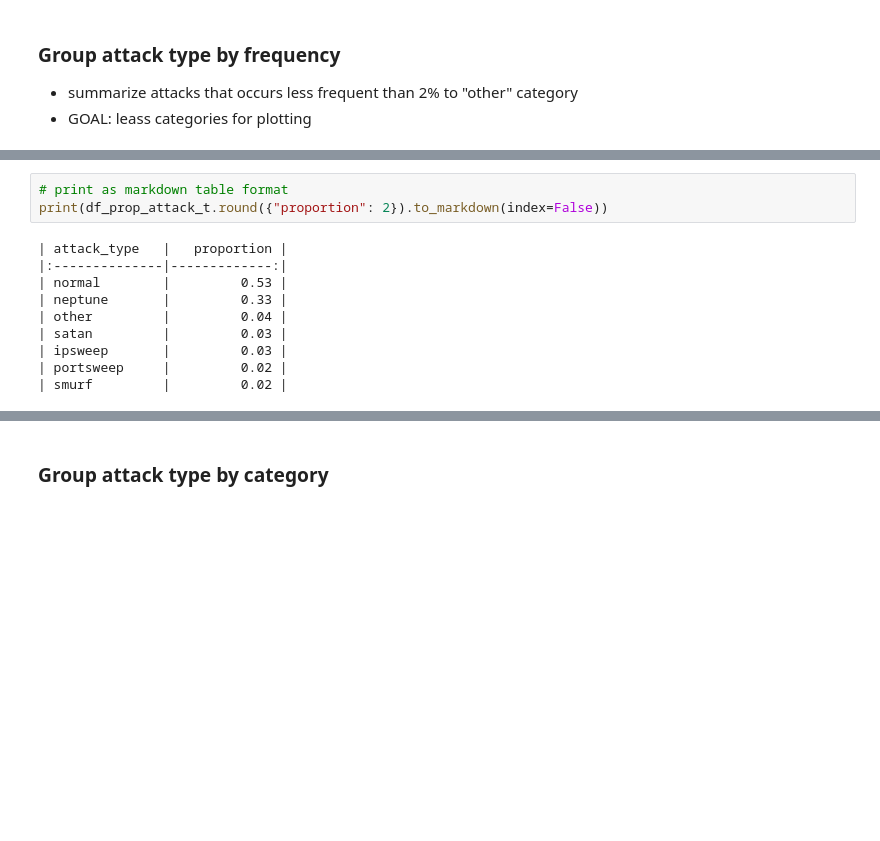
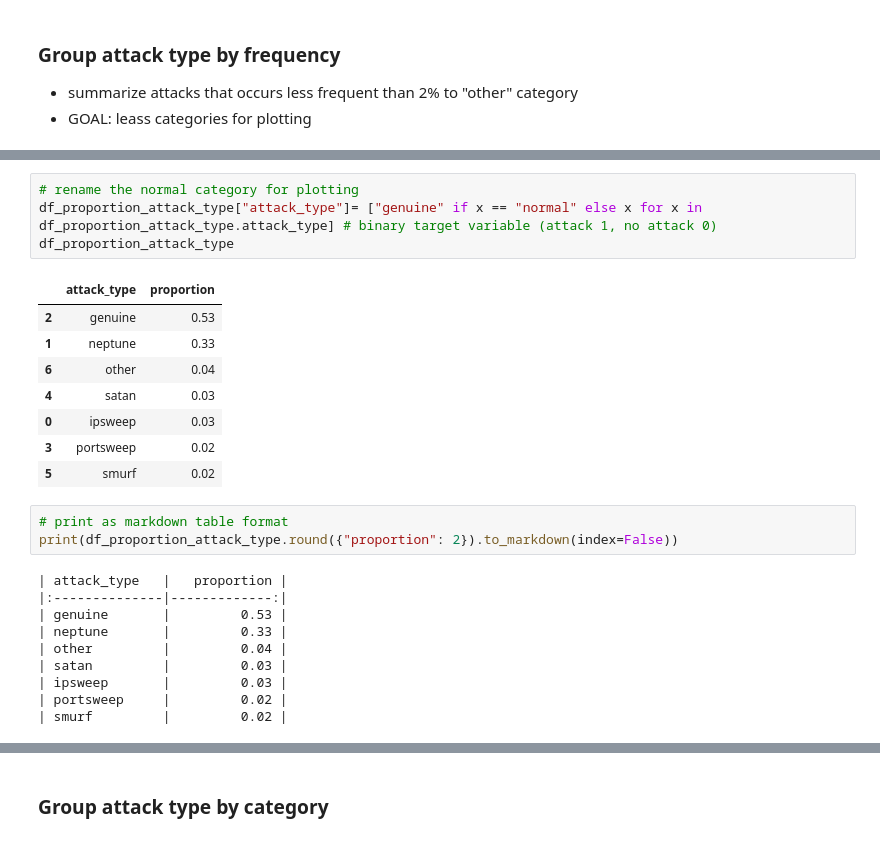
Before and after one commit to A-Lachs/cs-intrusion-detection-system, a Jupyter notebook: eda/eda.ipynb, the cells around one changed output, grey strips where cells are left out. Saved outputs shown, nothing was run; the diff lists cells and outputs as text; blank space fills up the shorter version.

```diff
--- a/eda/eda.ipynb
+++ b/eda/eda.ipynb
@@ -892,13 +837,26 @@ df_prop_attack_t
 | 0 | ipsweep | 0.03 |
 | 3 | portsweep | 0.02 |
 | 5 | smurf | 0.02 |
+# %%
+# rename the normal category for plotting
+df_proportion_attack_type["attack_type"]= ["genuine" if x == "normal" else x for x in df_proportion_attack_type.attack_type] # binary target variable (attack 1, no attack 0)
+df_proportion_attack_type
+# %% [output]
+|  | attack_type | proportion |
+| 2 | genuine | 0.53 |
+| 1 | neptune | 0.33 |
+| 6 | other | 0.04 |
+| 4 | satan | 0.03 |
+| 0 | ipsweep | 0.03 |
+| 3 | portsweep | 0.02 |
+| 5 | smurf | 0.02 |
 # %%
 # print as markdown table format
-print(df_prop_attack_t.round({"proportion": 2}).to_markdown(index=False))
+print(df_proportion_attack_type.round({"proportion": 2}).to_markdown(index=False))
 # %% [output]
 | attack_type   |   proportion |
 |:--------------|-------------:|
-| normal        |         0.53 |
+| genuine       |         0.53 |
 | neptune       |         0.33 |
 | other         |         0.04 |
 | satan         |         0.03 |
```
Also changed, not shown: parts of 18 cells of this notebook, 1 other file.
